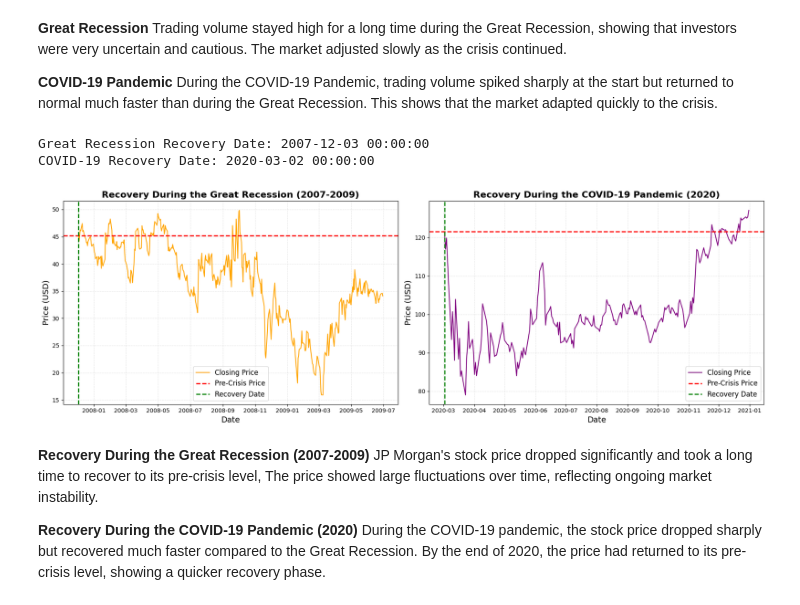
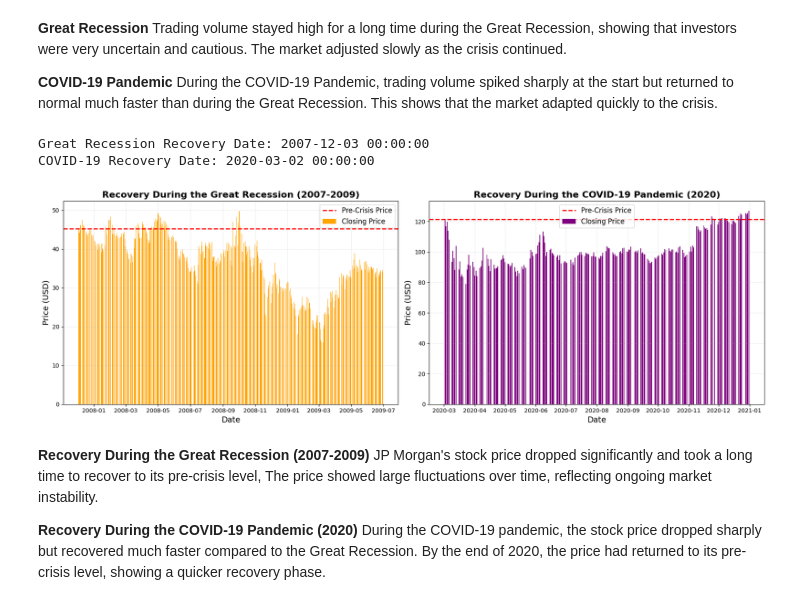
Before and after one commit to AnishTeku/DataScienceFinalProjet-JP-Morgan-forecasting-, a Jupyter notebook: 22013306_PROJECT_.ipynb, the cells around one changed output. Cells and saved outputs as stored; diff of their text form; code cells hidden in the pictures.

```diff
--- a/22013306_PROJECT_.ipynb
+++ b/22013306_PROJECT_.ipynb
@@ -108,0 +100,13 @@ The plot of JP Morgan's stock prices from 2004 to 2024 reveals a general upward
+# %%
+#plot the volatility over time
+plt.figure(figsize=(12, 6))
+data['Daily_Returns'] = data['Close'].pct_change()
+data['Volatility'] = data['Daily_Returns'].rolling(window=30).std()
+plt.plot(data.index, data['Volatility'], label='30-Day Volatility', color='purple', alpha=1)
+plt.title("JP Morgan Stock Volatility Over Time", fontsize=16, fontweight='bold')
+plt.xlabel('Year', fontsize=14)
+plt.ylabel('Volatility', fontsize=14)
+plt.legend(fontsize=12)
+plt.grid(True)
+plt.tight_layout()
+plt.show()
@@ -649,8 +659 @@ from tensorflow.keras.callbacks import EarlyStopping
-# %%
-df = pd.read_csv('/content/JPM-Multiverse.csv')
-df['Date'] = pd.to_datetime(df['Date'])
-df.set_index('Date', inplace=True)
-df.sort_index(inplace=True)
-data = df['Close'].values
-data_index = df.index
 # %%
@@ -857,8 +864,7 @@ Requirement already satisfied: tenacity>=6.2.0 in /usr/local/lib/python3.10/dist
 Requirement already satisfied: packaging in /usr/local/lib/python3.10/dist-packages (from plotly) (24.2)
 # %%
 #Creating New DataFrame with closing prices and corresponding dates
-data_df = pd.DataFrame({'Date': df.index, 'Close': df['Close'], 'Open': df['Open'],'High': df['High'], 'Low': df['Low'], 'Volume': df['Volume']})
-data=df
+data_df = pd.DataFrame({'Date': data.index, 'Close': data['Close'], 'Open': data['Open'],'High': data['High'], 'Low': data['Low'], 'Volume': data['Volume']})
 
 #Setting 'Date' as the index of the DataFrame
 data_df.set_index('Date', inplace=True)
@@ -1013,38 +1015,36 @@ def calculate_recovery_date(df, pre_crisis_close):
 pre_crisis_close_recession = recession_data['Close'].iloc[0]
 recovery_date_recession = calculate_recovery_date(recession_data, pre_crisis_close_recession)
 print(f"Great Recession Recovery Date: {recovery_date_recession}")
 
 # Recovery analysis for COVID-19 Pandemic
 pre_crisis_close_covid = covid_data['Close'].iloc[0]
 recovery_date_covid = calculate_recovery_date(covid_data, pre_crisis_close_covid)
 print(f"COVID-19 Recovery Date: {recovery_date_covid}")
 
 fig, axes = plt.subplots(1,2, figsize=(18,6), sharey=False)
 # Line plot to visualize recovery for Great Recession
-axes[0].plot(recession_data.index, recession_data['Close'], label='Closing Price', color='orange')
+axes[0].bar(recession_data.index, recession_data['Close'], label='Closing Price', color='orange')
 axes[0].axhline(pre_crisis_close_recession, color='red', linestyle='--', linewidth=2, label='Pre-Crisis Price')
-axes[0].axvline(recovery_date_recession, color='green', linestyle='--', linewidth=2, label='Recovery Date')
 axes[0].set_title("Recovery During the Great Recession (2007-2009)", fontsize=16, fontweight='bold')
 axes[0].set_xlabel("Date", fontsize=14)
 axes[0].set_ylabel("Price (USD)", fontsize=14)
 axes[0].grid(True, linestyle='--', alpha=0.3)
 axes[0].legend(fontsize=12)
 
 # Line plot to visualize recovery for COVID-19 Pandemic
-axes[1].plot(covid_data.index, covid_data['Close'], label='Closing Price', color='purple')
+axes[1].bar(covid_data.index, covid_data['Close'], label='Closing Price', color='purple')
 axes[1].axhline(pre_crisis_close_covid, color='red', linestyle='--', linewidth=2, label='Pre-Crisis Price')
-axes[1].axvline(recovery_date_covid, color='green', linestyle='--', linewidth=2, label='Recovery Date')
 axes[1].set_title("Recovery During the COVID-19 Pandemic (2020)", fontsize=16, fontweight='bold')
 axes[1].set_xlabel("Date", fontsize=14)
 axes[1].set_ylabel("Price (USD)", fontsize=14)
 axes[1].grid(True, linestyle='--', alpha=0.3)
 axes[1].legend(fontsize=12)
 plt.tight_layout()
 plt.show()
 # %% [output]
 Great Recession Recovery Date: 2007-12-03 00:00:00
 COVID-19 Recovery Date: 2020-03-02 00:00:00
-[figure, old version]
+[figure, new version]
 # %% [markdown]
 
 **Recovery During the Great Recession (2007-2009)**
```
Also changed, not shown: parts of 38 cells of this notebook.
